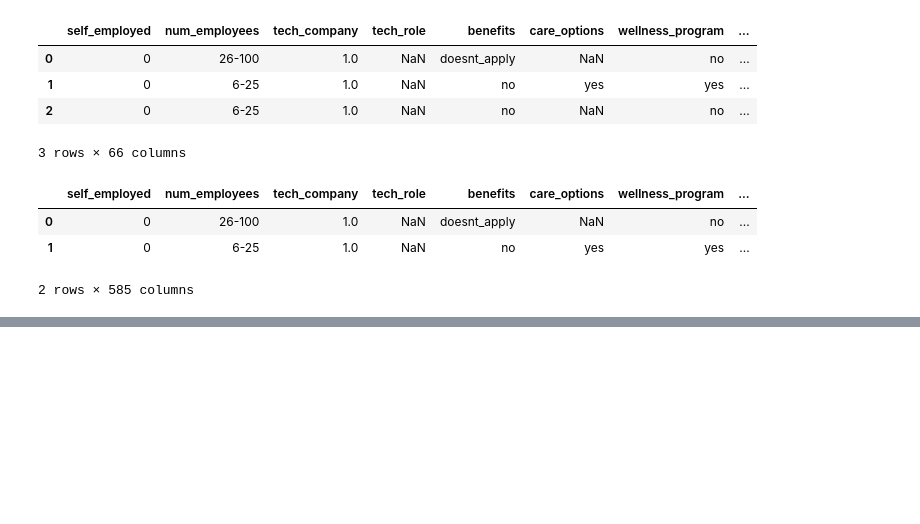
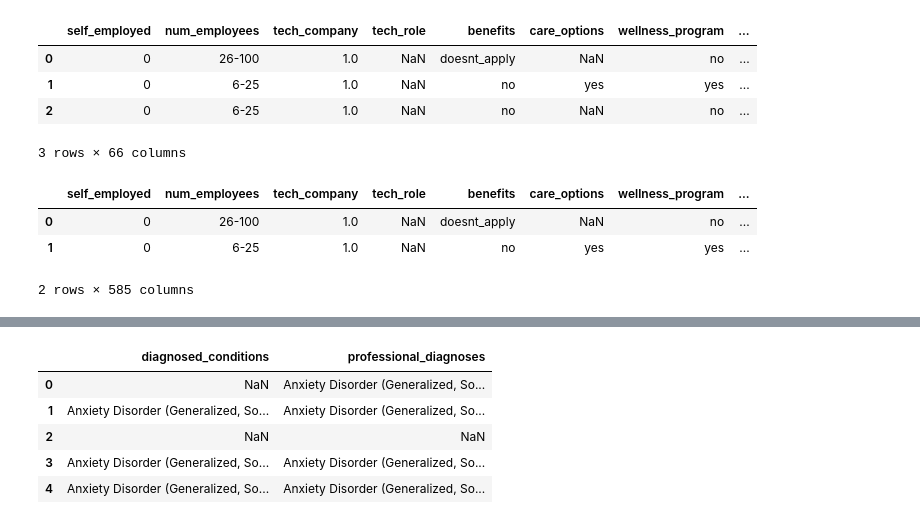
Before and after one commit to bgveenstra/ds-sf-32-brianna, a Jupyter notebook: mental-health-in-tech/cleaning16.ipynb, the cells around one changed output, grey strips where cells are left out. Cells and saved outputs as stored; diff of their text form; code cells hidden in the pictures; blank space fills up the shorter version.

```diff
--- a/mental-health-in-tech/cleaning16.ipynb
+++ b/mental-health-in-tech/cleaning16.ipynb
@@ -844,0 +863,9 @@ df16.to_csv(path_or_buf="./datasets/2016/clean-no-dummies-2016.csv")
+# %%
+df16[['diagnosed_conditions', 'professional_diagnoses']].head()
+# %% [output]
+|  | diagnosed_conditions | professional_diagnoses |
+| 0 | NaN | Anxiety Disorder (Generalized, So... |
+| 1 | Anxiety Disorder (Generalized, So... | Anxiety Disorder (Generalized, So... |
+| 2 | NaN | NaN |
+| 3 | Anxiety Disorder (Generalized, So... | Anxiety Disorder (Generalized, So... |
+| 4 | Anxiety Disorder (Generalized, So... | Anxiety Disorder (Generalized, So... |
```
Also changed, not shown: parts of 6 cells of this notebook, 1 other file.
